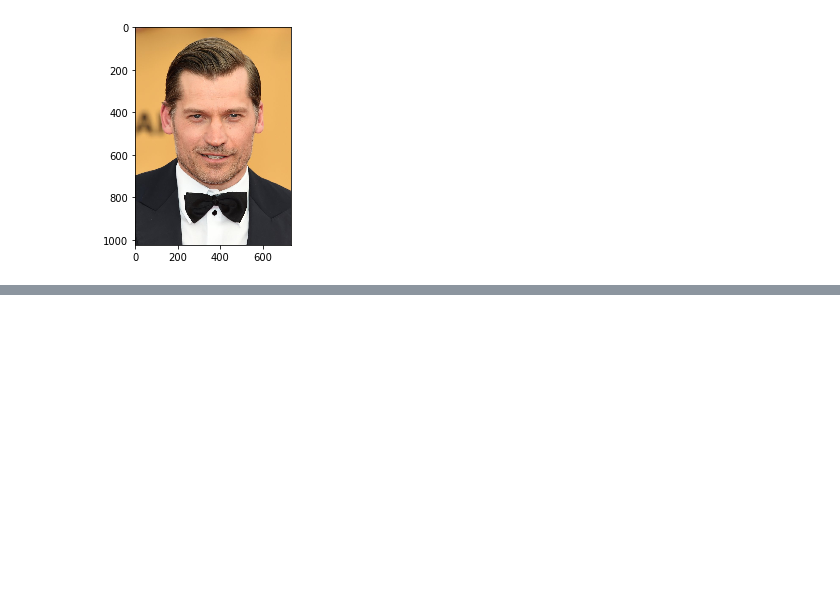
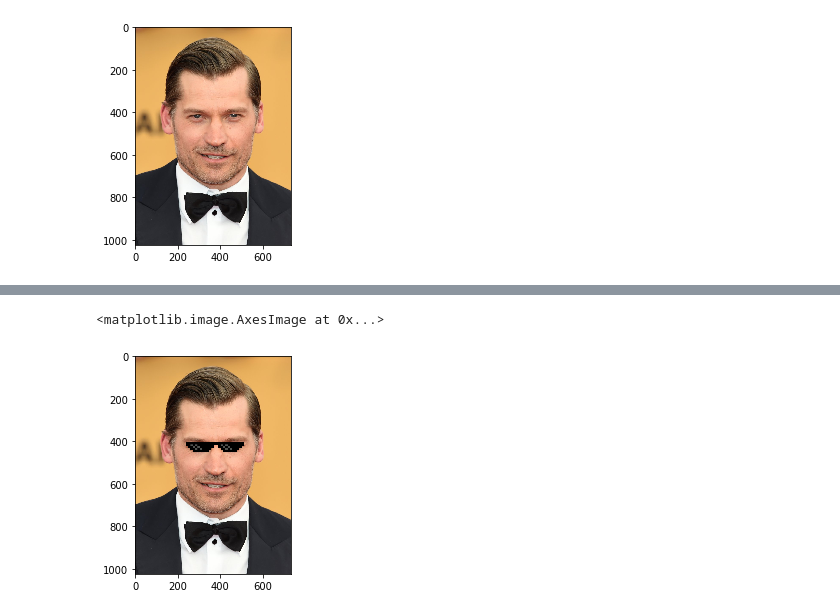
Before and after one commit to Shubby98/ML-CodingBlocks, a Jupyter notebook: challenges/snapchat filter/Untitled.ipynb, the cells around one changed output, grey strips where cells are left out. Cells and saved outputs as stored; diff of their text form; code cells hidden in the pictures; blank space fills up the shorter version.

```diff
--- a/challenges/snapchat filter/Untitled.ipynb
+++ b/challenges/snapchat filter/Untitled.ipynb
@@ -75,0 +45,14 @@ eyes = eye_cascade.detectMultiScale(kingslayer,1.3,5)
+# %%
+(X,Y) = alpha.shape
+
+for i in range(X):
+    for j in range(Y):
+        if(alpha[i,j]):
+            kingslayer[y+i,x+j,:3] = new_glasses[i,j,:3]
+# %%
+
+#plt.figure(figsize=(,15))
+plt.imshow(kingslayer)
+# %% [output]
+<matplotlib.image.AxesImage at 0x...>
+[figure, added]
```
Also changed, not shown: parts of 43 cells of this notebook, 22 other files.
